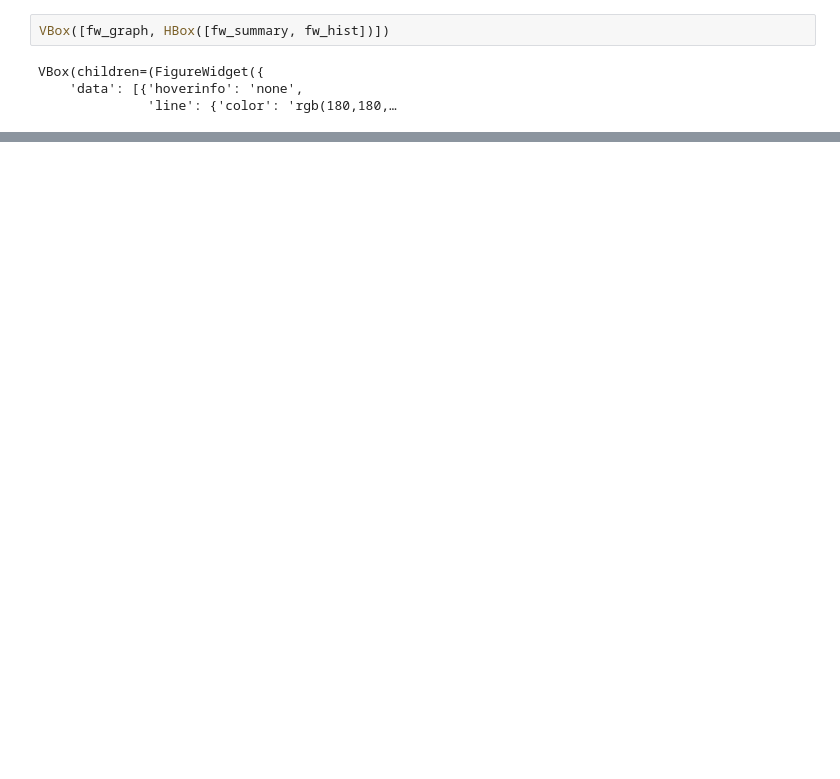
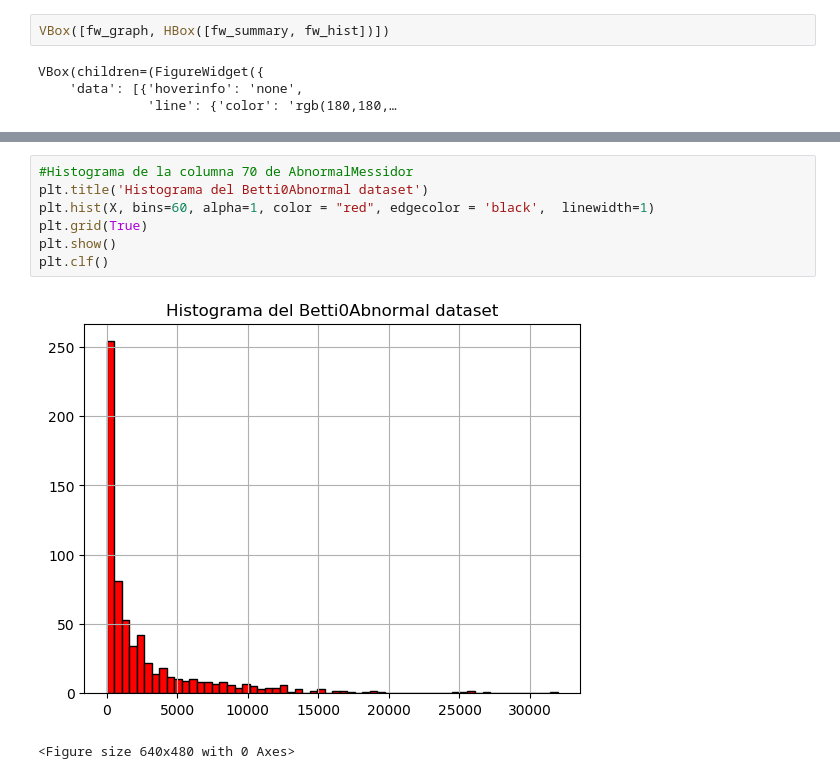
Before and after one commit to SleepWalKer09/Estadia, a Jupyter notebook: Kmapper Ojos.ipynb, the cells around one changed output, grey strips where cells are left out. Drawn from its saved outputs; the diff is of its cells as text; blank space fills up the shorter version.

```diff
--- a/Kmapper Ojos.ipynb
+++ b/Kmapper Ojos.ipynb
@@ -123,0 +169,10 @@ VBox(children=(HBox(children=(FigureWidget({
+# %%
+#Histograma de la columna 70 de AbnormalMessidor
+plt.title('Histograma del Betti0Abnormal dataset')
+plt.hist(X, bins=60, alpha=1, color = "red", edgecolor = 'black',  linewidth=1)
+plt.grid(True)
+plt.show()
+plt.clf()
+# %% [output]
+[figure, added]
+<Figure size 640x480 with 0 Axes>
```
Also changed, not shown: parts of 14 cells of this notebook.
